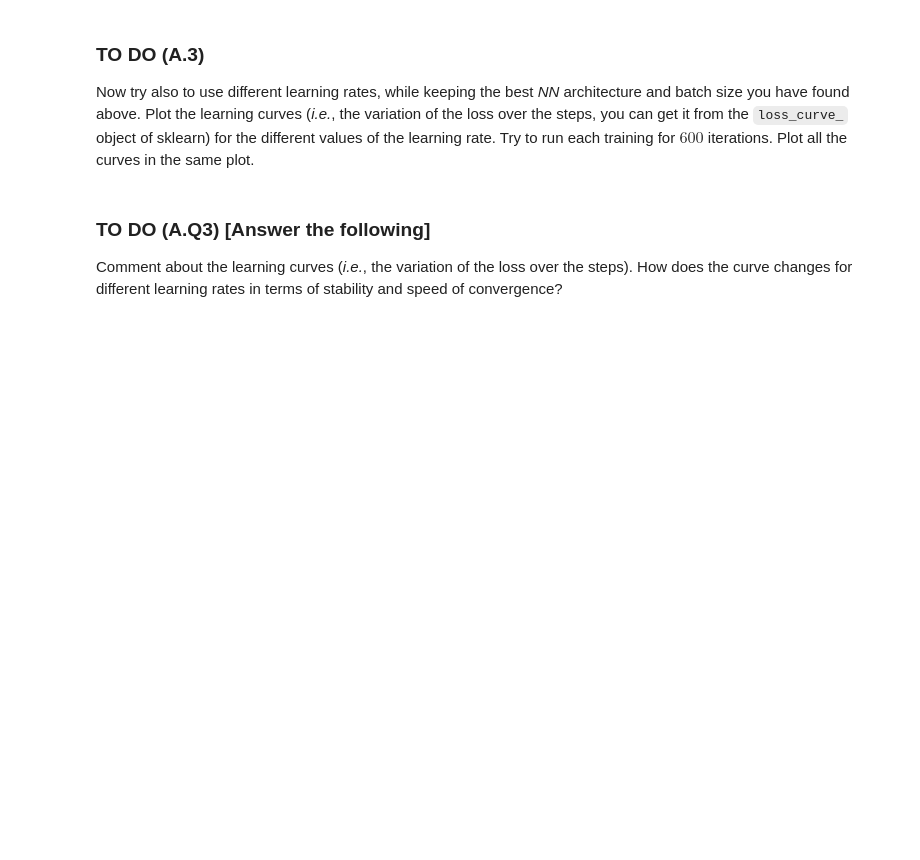
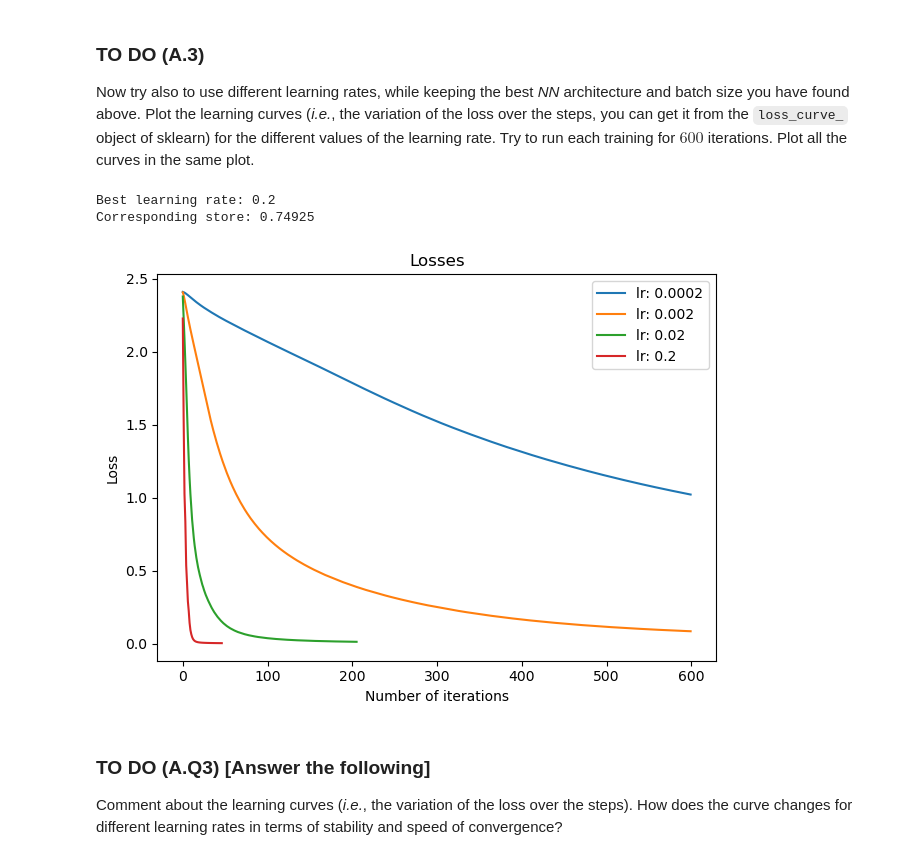
Before and after one commit to darioliotta/MachineLearning-Homeworks, a Jupyter notebook: 4/Liotta_Dario_lab4.ipynb, the cells around one changed output. Drawn from its saved outputs; the diff is of its cells as text; code cells hidden in the pictures; blank space fills up the shorter version.

```diff
--- a/4/Liotta_Dario_lab4.ipynb
+++ b/4/Liotta_Dario_lab4.ipynb
@@ -339,30 +385,37 @@ Now try also to use different learning rates, while keeping the best *NN* archit
 # %%
 # Define the list of batch sizes to try out (feel free to change)
 lr_list = [0.0002, 0.002, 0.02, 0.2]
 
 # Train the MLPs with the different lerning rates
 scores = {}  # dictionary for saving the scores
 losses = {}  # dictionary for saving losses
 
 # Get the best hidden layer sizes and batch size from the previous MLPs
-# ADD YOUR CODE HERE
+best_hl_size = hl_sizes[np.argmax(test_acc_list)]
 
 for lr in lr_list:
     # Define the MLP object
-    # ADD YOUR CODE HERE
+    mlp = MLPClassifier(max_iter = 600, alpha = 1e-04, solver = 'sgd', tol=1e-04, learning_rate_init = lr, random_state = ID, hidden_layer_sizes = best_hl_size)
 
     # Train the MLP
-    # ADD YOUR CODE HERE
+    mlp.fit(x_train, y_train)
 
     # Save the score and the loss in the correct dictionary
-    # ADD YOUR CODE HERE
+    scores[lr] = mlp.score(x_test, y_test)
+    losses[lr] = mlp.loss_curve_
 
 # Print the best learning rate value and the corresponding score
-# ADD YOUR CODE HERE
+best_lr = max(scores)
+print('Best learning rate:', best_lr)
+print('Corresponding store:', scores[best_lr])
 
 # Plot the losses
 # Suggestions: use the plot_loss function
-# ADD YOUR CODE HERE
+plot_loss(losses)
+# %% [output]
+Best learning rate: 0.2
+Corresponding store: 0.74925
+[figure, added]
 # %% [markdown]
 ### TO DO (A.Q3) [Answer the following]
 
```
Also changed, not shown: parts of 9 cells of this notebook.
